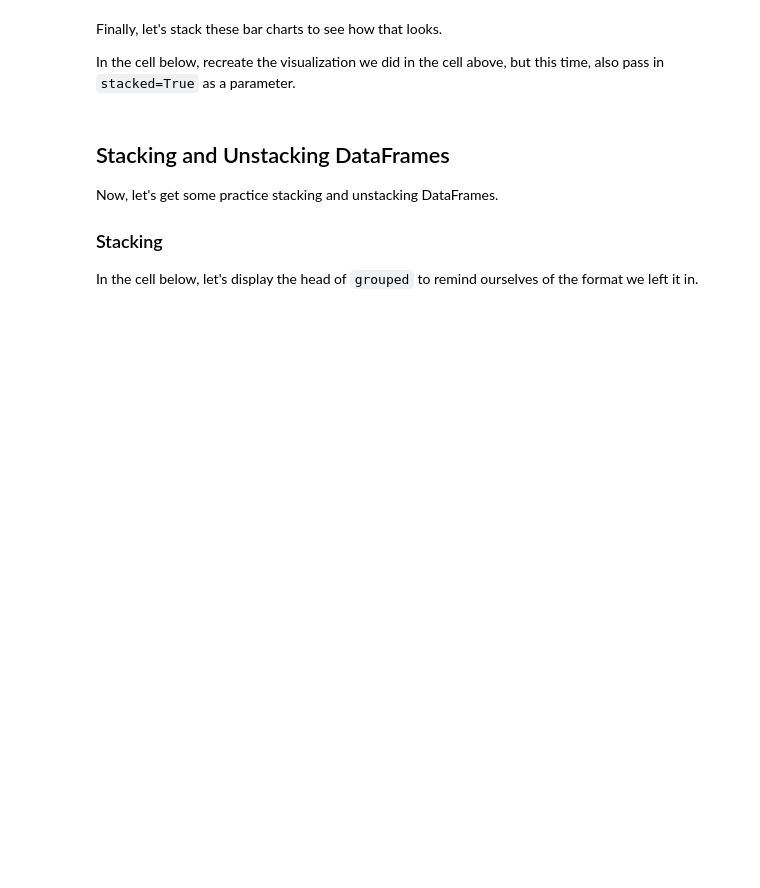
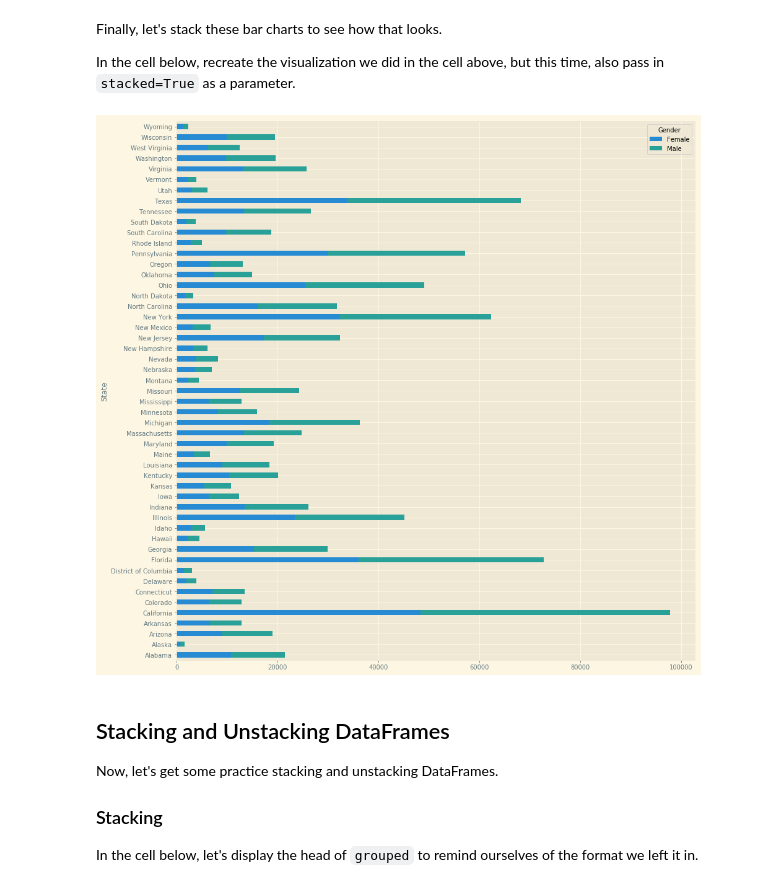
Before and after one commit to eannefawcett/dsc-pivot-tables-pandas-lab-online-ds-pt-081219, a Jupyter notebook: index.ipynb, the cells around one changed output. Saved outputs shown, nothing was run; the diff lists cells and outputs as text; code cells hidden in the pictures; blank space fills up the shorter version.

```diff
--- a/index.ipynb
+++ b/index.ipynb
@@ -441,6 +483,9 @@ In the cell below, recreate the visualization we did in the cell above, but this
 # %%
 # Lastly, let's stack each of these bars for each state.
 #Notice we don't have to worry about index here, because we've already set it above.
+pivot.plot(kind='barh', figsize=(15,16), stacked=True);
+# %% [output]
+[figure, added]
 # %% [markdown]
 ## Stacking and Unstacking DataFrames
 
```
Also changed, not shown: parts of 15 cells of this notebook.
